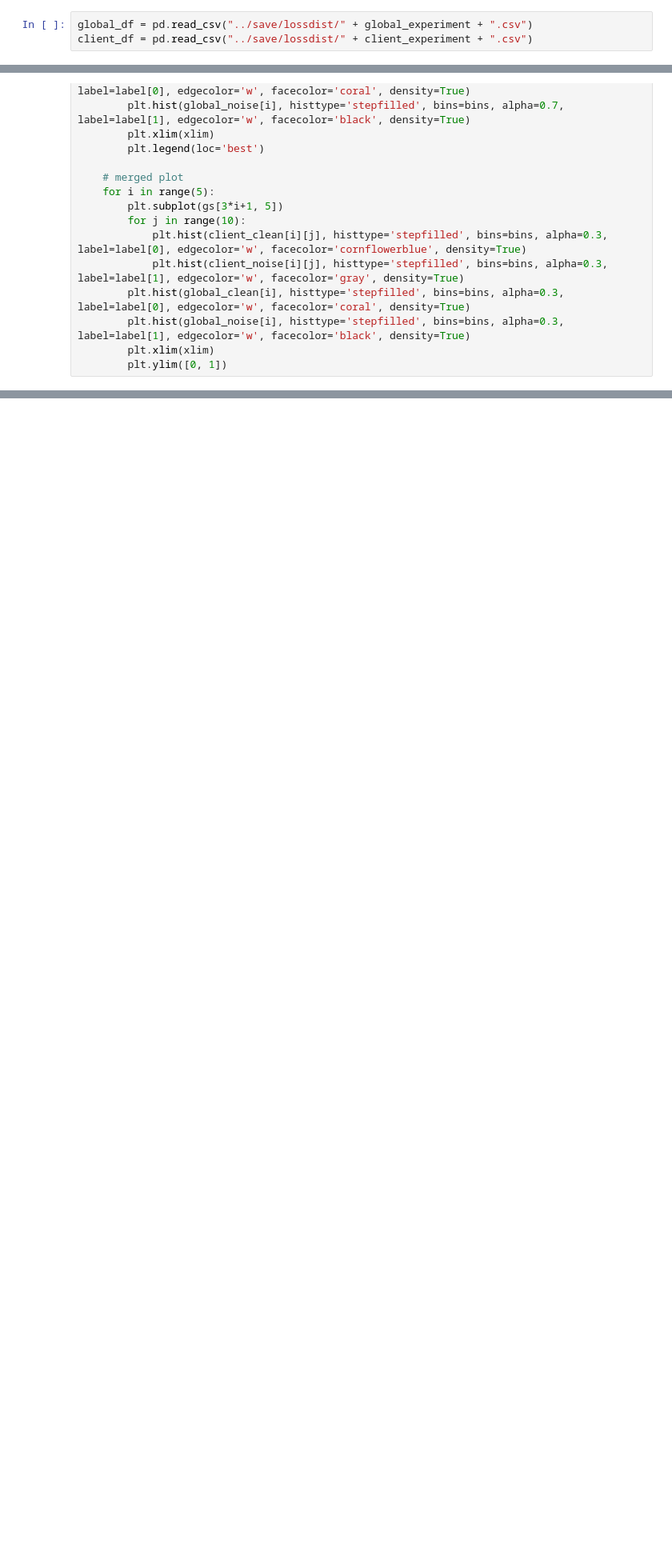
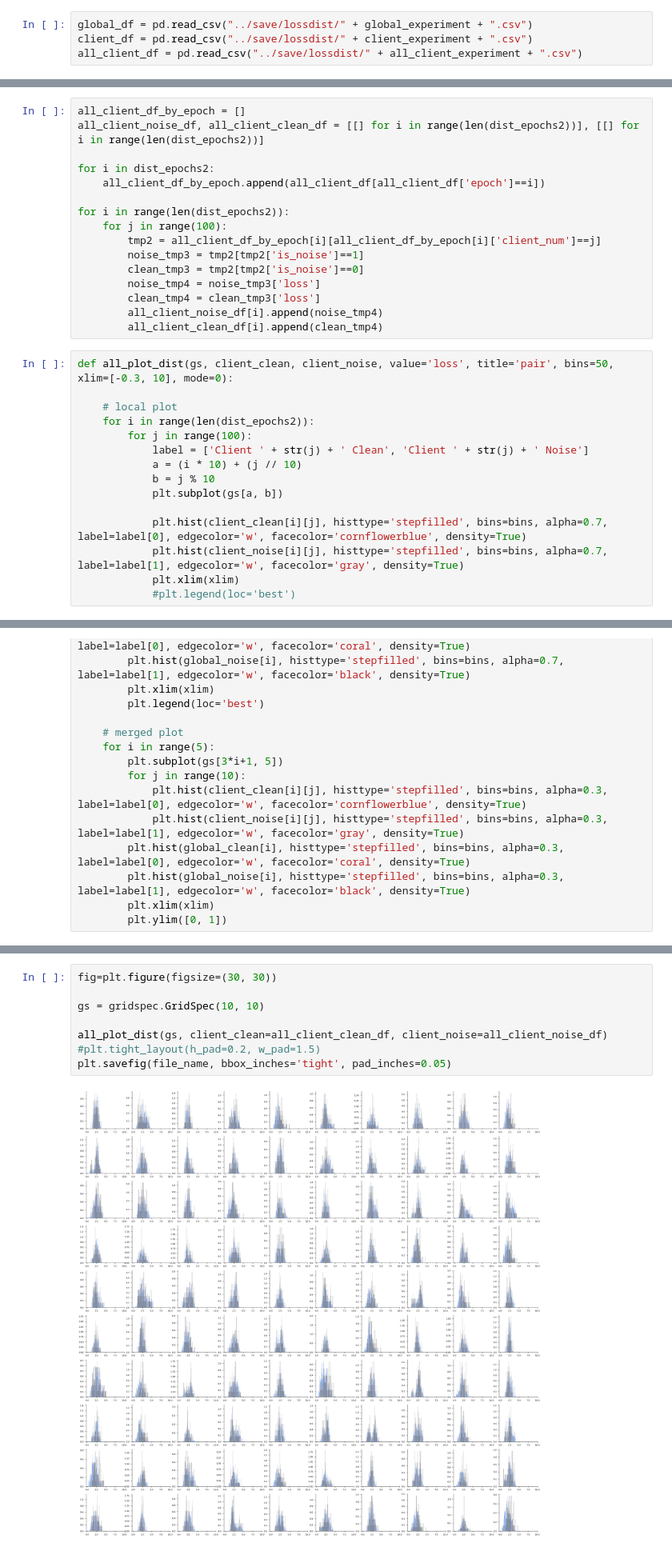
Before and after one commit to ElvinKim/FedRN, a Jupyter notebook: plot_ipynb/loss_dist_plot.ipynb, the cells around one changed output, grey strips where cells are left out. Shown: that part at 80% size. Saved outputs shown, nothing was run; the diff lists cells and outputs as text; blank space fills up the shorter version.

Commit message:
feat: Add all clients loss plot

```diff
--- a/plot_ipynb/loss_dist_plot.ipynb
+++ b/plot_ipynb/loss_dist_plot.ipynb
@@ -36,6 +40,7 @@ client_experiment = "client_loss_dist_model[{}]_method[{}]_noise['{}']_NR[{}]_II
 # %%
 global_df = pd.read_csv("../save/lossdist/" + global_experiment + ".csv")
 client_df = pd.read_csv("../save/lossdist/" + client_experiment + ".csv")
+all_client_df = pd.read_csv("../save/lossdist/" + all_client_experiment + ".csv")
 # %%
 global_df_by_epoch, client_df_by_epoch = [], []
 global_noise_df, client_noise_df = [], [[] for i in range(len(dist_epochs))]
@@ -60,6 +65,37 @@ for i in range(len(dist_epochs)):
         clean_tmp4 = clean_tmp3['loss']
         client_noise_df[i].append(noise_tmp4)
         client_clean_df[i].append(clean_tmp4)
+# %%
+all_client_df_by_epoch = []
+all_client_noise_df, all_client_clean_df = [[] for i in range(len(dist_epochs2))], [[] for i in range(len(dist_epochs2))]
+
+for i in dist_epochs2:
+    all_client_df_by_epoch.append(all_client_df[all_client_df['epoch']==i])
+
+for i in range(len(dist_epochs2)):
+    for j in range(100):
+        tmp2 = all_client_df_by_epoch[i][all_client_df_by_epoch[i]['client_num']==j]
+        noise_tmp3 = tmp2[tmp2['is_noise']==1]
+        clean_tmp3 = tmp2[tmp2['is_noise']==0]
+        noise_tmp4 = noise_tmp3['loss']
+        clean_tmp4 = clean_tmp3['loss']
+        all_client_noise_df[i].append(noise_tmp4)
+        all_client_clean_df[i].append(clean_tmp4)
+# %%
+def all_plot_dist(gs, client_clean, client_noise, value='loss', title='pair', bins=50, xlim=[-0.3, 10], mode=0):
+
+    # local plot
+    for i in range(len(dist_epochs2)):
+        for j in range(100):
+            label = ['Client ' + str(j) + ' Clean', 'Client ' + str(j) + ' Noise']
+            a = (i * 10) + (j // 10)
+            b = j % 10
+            plt.subplot(gs[a, b])
+
+            plt.hist(client_clean[i][j], histtype='stepfilled', bins=bins, alpha=0.7, label=label[0], edgecolor='w', facecolor='cornflowerblue', density=True)
+            plt.hist(client_noise[i][j], histtype='stepfilled', bins=bins, alpha=0.7, label=label[1], edgecolor='w', facecolor='gray', density=True)
+            plt.xlim(xlim)
+            #plt.legend(loc='best')
 # %%
 def plot_dist(gs, client_clean, client_noise, global_clean, global_noise, value='loss', title='pair', bins=50, xlim=[-0.3, 10], mode=0):
 
@@ -110,0 +145,10 @@ plt.savefig(file_name, bbox_inches='tight', pad_inches=0.05)
+# %%
+fig=plt.figure(figsize=(30, 30))
+
+gs = gridspec.GridSpec(10, 10)
+
+all_plot_dist(gs, client_clean=all_client_clean_df, client_noise=all_client_noise_df)
+#plt.tight_layout(h_pad=0.2, w_pad=1.5)
+plt.savefig(file_name, bbox_inches='tight', pad_inches=0.05)
+# %% [output]
+[figure, added]
```
Also changed, not shown: parts of 2 cells of this notebook, 3 other files.
